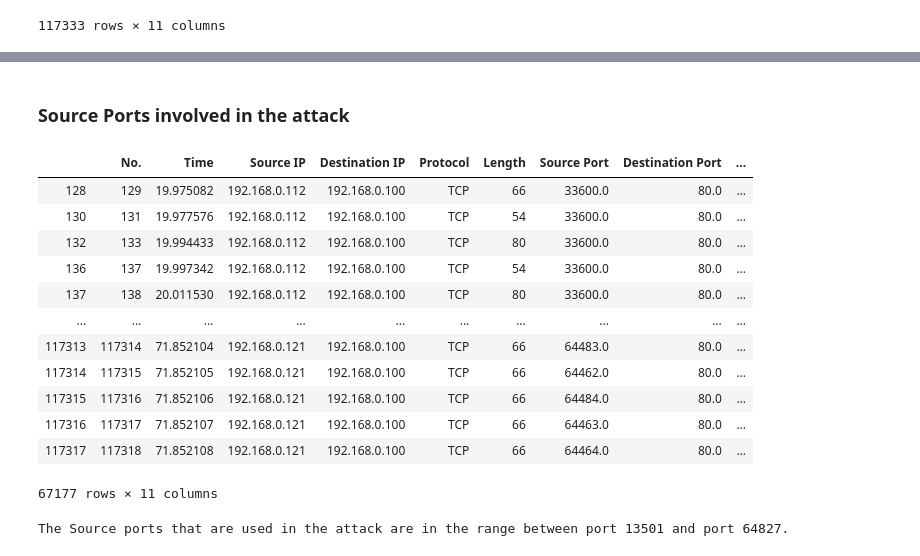
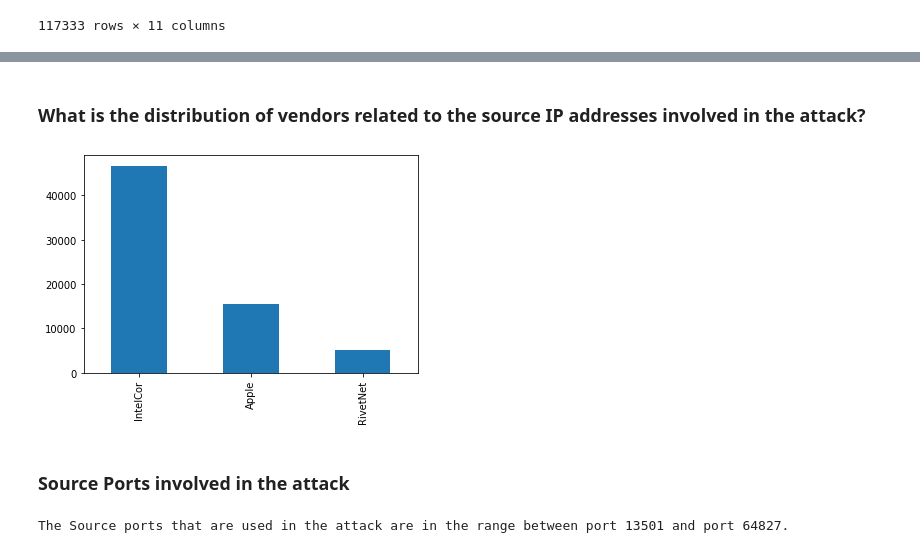
Before and after one commit to NijeboerFrank/jupyter-assignment-3, a Jupyter notebook: Assignment3.ipynb, the cells around one changed output, grey strips where cells are left out. Drawn from its saved outputs; the diff is of its cells as text; code cells hidden in the pictures.

```diff
--- a/Assignment3.ipynb
+++ b/Assignment3.ipynb
@@ -19,23 +96,13 @@ df
+# %% [markdown]
+### What is the distribution of vendors related to the source IP addresses involved in the attack?
+# %%
+vendors = attack_entries['Vendor'].value_counts().sort_values(ascending=False)
+vendors.plot.bar()
+plt.show()
+# %% [output]
+[figure, added]
 # %% [markdown]
 ### Source Ports involved in the attack
-# %%
-attack_entries = df.loc[df['Destination IP'] == "192.168.0.100"]
-attack_entries = attack_entries.loc[attack_entries['Protocol'] == 'TCP']
-attack_entries
-# %% [output]
-|  | No. | Time | Source IP | Destination IP | Protocol | Length | Source Port | Destination Port | ... |
-| 128 | 129 | 19.975082 | 192.168.0.112 | 192.168.0.100 | TCP | 66 | 33600.0 | 80.0 | ... |
-| 130 | 131 | 19.977576 | 192.168.0.112 | 192.168.0.100 | TCP | 54 | 33600.0 | 80.0 | ... |
-| 132 | 133 | 19.994433 | 192.168.0.112 | 192.168.0.100 | TCP | 80 | 33600.0 | 80.0 | ... |
-| 136 | 137 | 19.997342 | 192.168.0.112 | 192.168.0.100 | TCP | 54 | 33600.0 | 80.0 | ... |
-| 137 | 138 | 20.011530 | 192.168.0.112 | 192.168.0.100 | TCP | 80 | 33600.0 | 80.0 | ... |
-| ... | ... | ... | ... | ... | ... | ... | ... | ... | ... |
-| 117313 | 117314 | 71.852104 | 192.168.0.121 | 192.168.0.100 | TCP | 66 | 64483.0 | 80.0 | ... |
-| 117314 | 117315 | 71.852105 | 192.168.0.121 | 192.168.0.100 | TCP | 66 | 64462.0 | 80.0 | ... |
-| 117315 | 117316 | 71.852106 | 192.168.0.121 | 192.168.0.100 | TCP | 66 | 64484.0 | 80.0 | ... |
-| 117316 | 117317 | 71.852107 | 192.168.0.121 | 192.168.0.100 | TCP | 66 | 64463.0 | 80.0 | ... |
-| 117317 | 117318 | 71.852108 | 192.168.0.121 | 192.168.0.100 | TCP | 66 | 64464.0 | 80.0 | ... |
-67177 rows × 11 columns
 # %%
 min_source_port = attack_entries['Source Port'].min()
 max_source_port = attack_entries['Source Port'].max()
```
Also changed, not shown: parts of 10 cells of this notebook.
